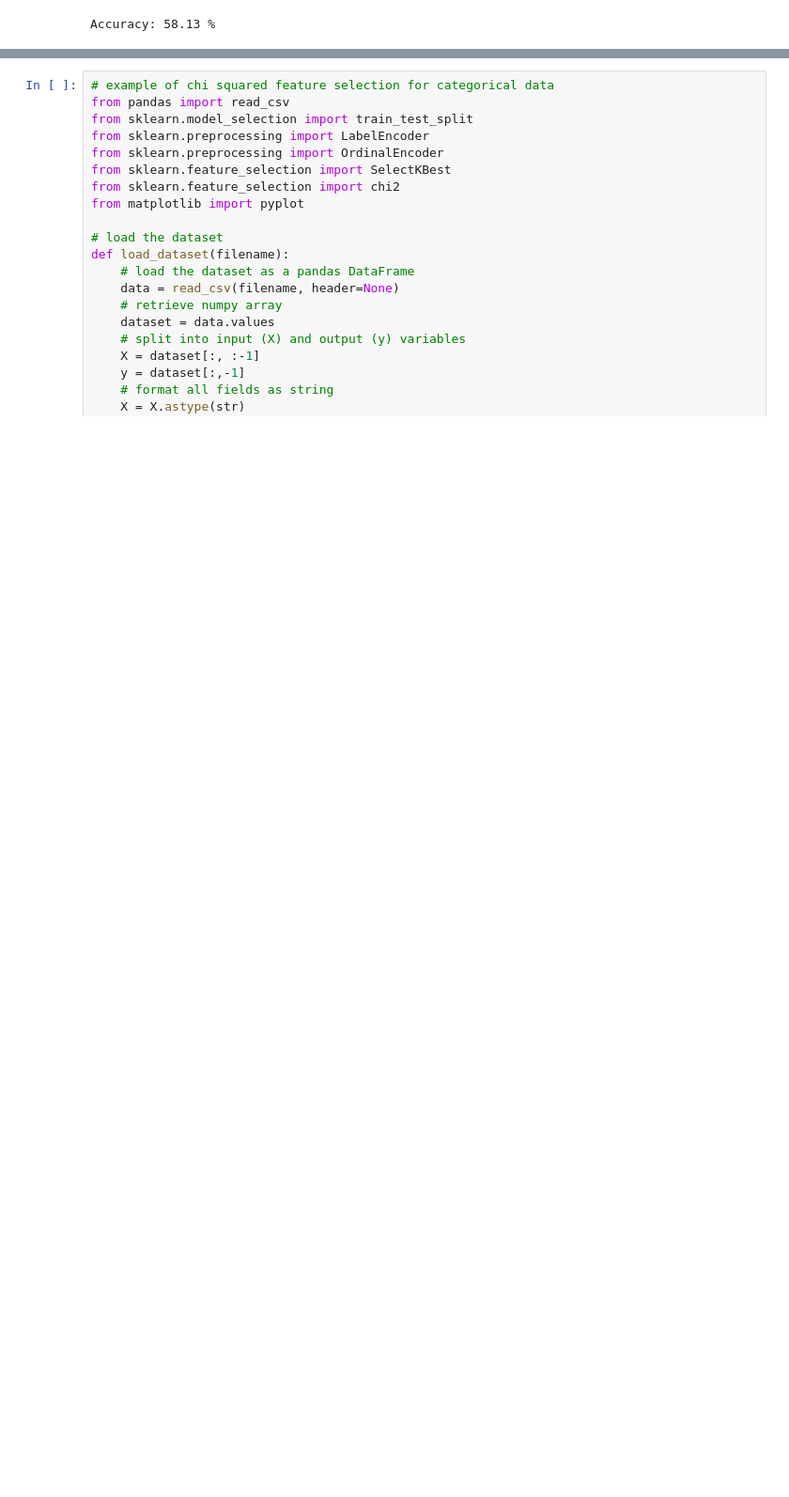
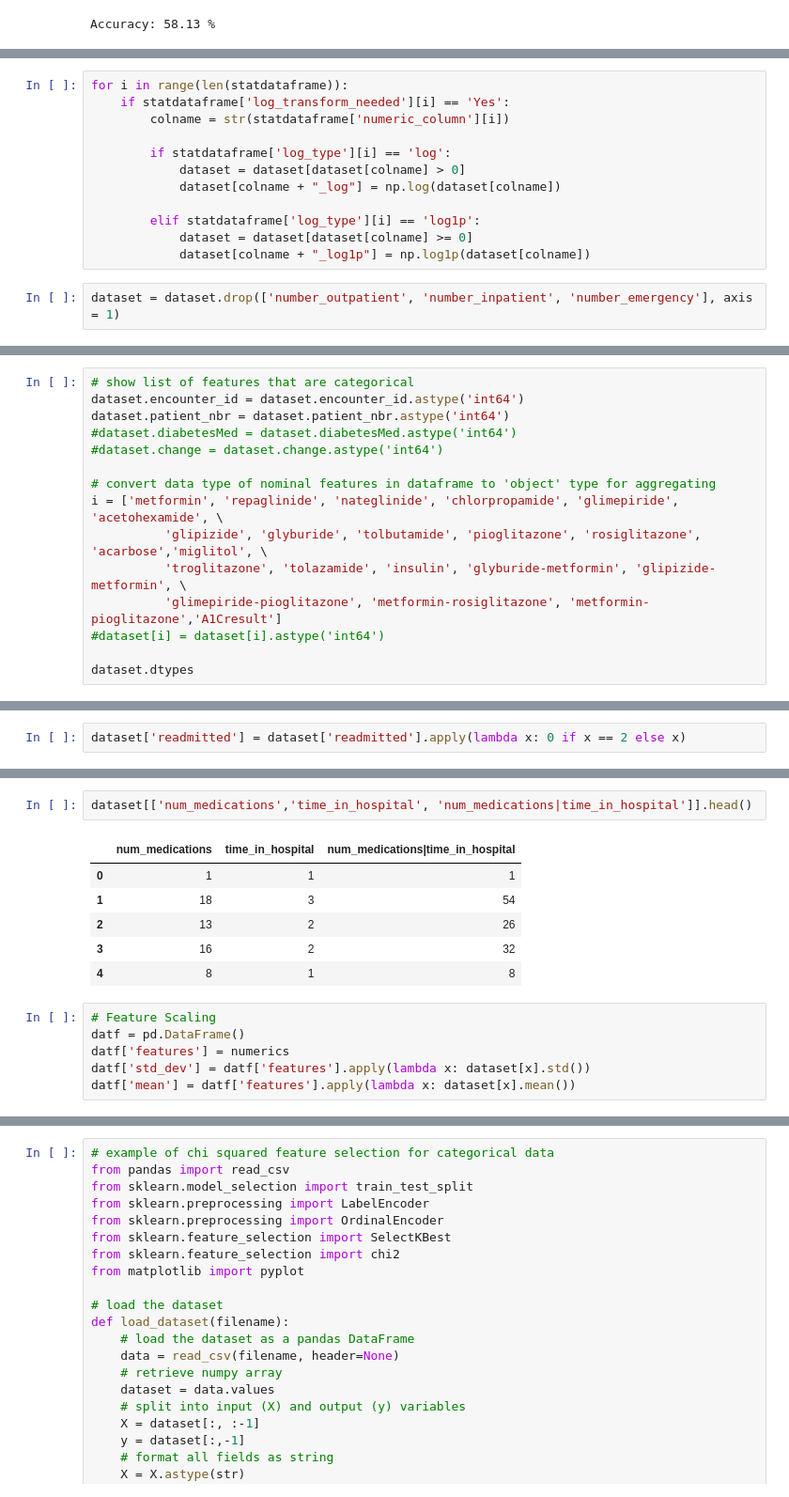
Before and after one commit to rahmanziaur/DTClassifierTest, a Jupyter notebook: R_20_09_22_one-hot.ipynb, the cells around one changed output, grey strips where cells are left out. Shown at 94% size. Saved outputs shown, nothing was run; the diff lists cells and outputs as text; blank space fills up the shorter version.

```diff
--- a/R_20_09_22_one-hot.ipynb
+++ b/R_20_09_22_one-hot.ipynb
@@ -88,0 +232,14 @@ Accuracy: 58.13 %
+# %%
+for i in range(len(statdataframe)):
+    if statdataframe['log_transform_needed'][i] == 'Yes':
+        colname = str(statdataframe['numeric_column'][i])
+
+        if statdataframe['log_type'][i] == 'log':
+            dataset = dataset[dataset[colname] > 0]
+            dataset[colname + "_log"] = np.log(dataset[colname])
+
+        elif statdataframe['log_type'][i] == 'log1p':
+            dataset = dataset[dataset[colname] >= 0]
+            dataset[colname + "_log1p"] = np.log1p(dataset[colname])
+# %%
+dataset = dataset.drop(['number_outpatient', 'number_inpatient', 'number_emergency'], axis = 1)
@@ -88,0 +271,15 @@ Accuracy: 58.13 %
+# %%
+# show list of features that are categorical
+dataset.encounter_id = dataset.encounter_id.astype('int64')
+dataset.patient_nbr = dataset.patient_nbr.astype('int64')
+#dataset.diabetesMed = dataset.diabetesMed.astype('int64')
+#dataset.change = dataset.change.astype('int64')
+
+# convert data type of nominal features in dataframe to 'object' type for aggregating
+i = ['metformin', 'repaglinide', 'nateglinide', 'chlorpropamide', 'glimepiride', 'acetohexamide', \
+          'glipizide', 'glyburide', 'tolbutamide', 'pioglitazone', 'rosiglitazone', 'acarbose','miglitol', \
+          'troglitazone', 'tolazamide', 'insulin', 'glyburide-metformin', 'glipizide-metformin', \
+          'glimepiride-pioglitazone', 'metformin-rosiglitazone', 'metformin-pioglitazone','A1Cresult']
+#dataset[i] = dataset[i].astype('int64')
+
+dataset.dtypes
@@ -88,0 +306,2 @@ Accuracy: 58.13 %
+# %%
+dataset['readmitted'] = dataset['readmitted'].apply(lambda x: 0 if x == 2 else x)
@@ -88,0 +318,15 @@ Accuracy: 58.13 %
+# %%
+dataset[['num_medications','time_in_hospital', 'num_medications|time_in_hospital']].head()
+# %% [output]
+|  | num_medications | time_in_hospital | num_medications|time_in_hospital |
+| 0 | 1 | 1 | 1 |
+| 1 | 18 | 3 | 54 |
+| 2 | 13 | 2 | 26 |
+| 3 | 16 | 2 | 32 |
+| 4 | 8 | 1 | 8 |
+# %%
+# Feature Scaling
+datf = pd.DataFrame()
+datf['features'] = numerics
+datf['std_dev'] = datf['features'].apply(lambda x: dataset[x].std())
+datf['mean'] = datf['features'].apply(lambda x: dataset[x].mean())
```
Also changed, not shown: parts of 17 cells of this notebook.
